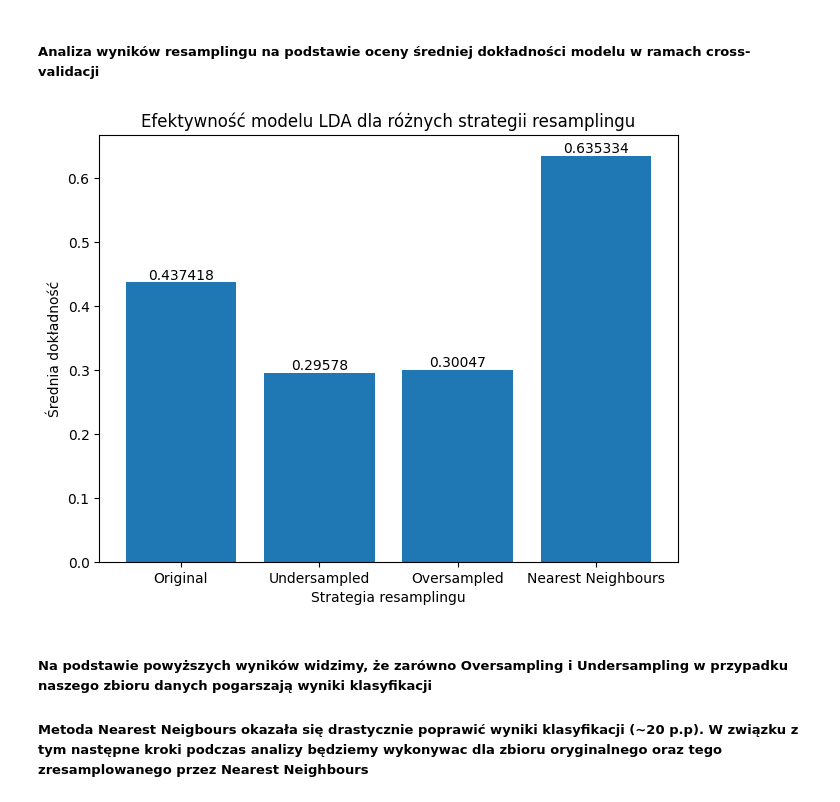
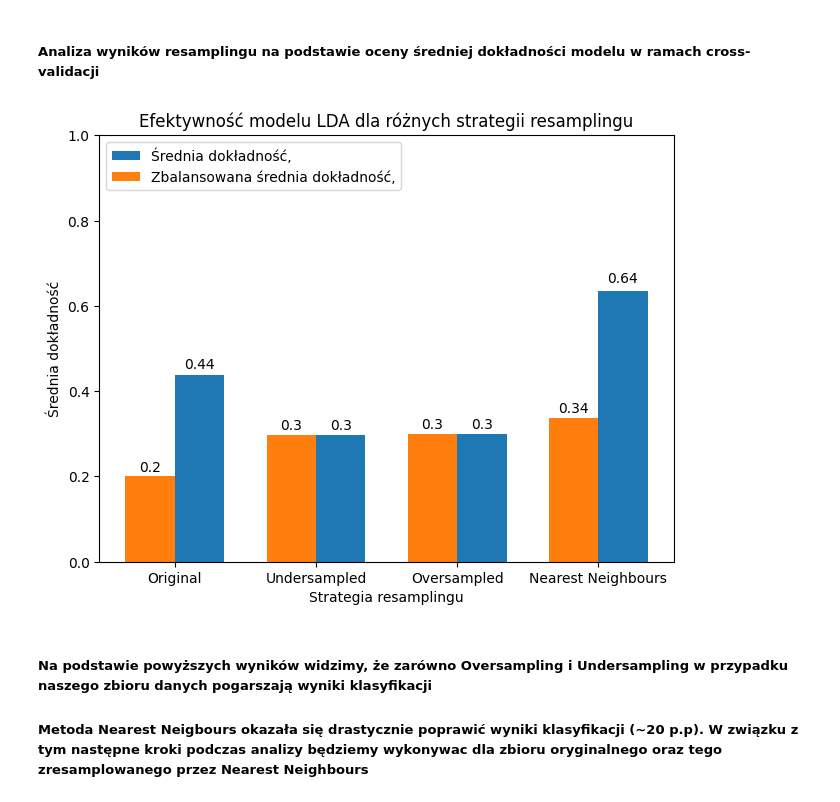
Before and after one commit to XxRoloxX/Spotler, a Jupyter notebook: exploratory_data_analysis.ipynb, the cells around one changed output. Saved outputs shown, nothing was run; the diff lists cells and outputs as text; code cells hidden in the pictures.

Commit message:
models comparison

```diff
--- a/exploratory_data_analysis.ipynb
+++ b/exploratory_data_analysis.ipynb
@@ -242,7 +247,7 @@ memory usage: 1.8+ MB
 # %% [markdown]
 <h5>Analiza wyników resamplingu na podstawie oceny średniej dokładności modelu w ramach cross-validacji</h5>
 # %%
-def cross_validate_set_and_model(model, set_df):
+def cross_validate_set_and_model(model, set_df, scorer):
     """
     Return a mean of accuracy scores from cross validating the model with given set\n
     model - scikit-learn model that is evaluated\n
@@ -251,24 +256,65 @@ def cross_validate_set_and_model(model, set_df):
     return cross_val_score(model,
                             set_df[column_names].values,
                             set_df["simplyfied_name"].values,
-                            cv=3
+                            cv=3,
+                            scoring=make_scorer(scorer)
                             ).mean()
 
-original_lda_cross_score = cross_validate_set_and_model(LinearDiscriminantAnalysis(), df)
-undersampled_lda_cross_score = cross_validate_set_and_model(LinearDiscriminantAnalysis(), undersampled_df)
-oversampled_lda_cross_score = cross_validate_set_and_model(LinearDiscriminantAnalysis(),oversampled_df)
-nearest__neighbours_lda_cross_score = cross_validate_set_and_model(LinearDiscriminantAnalysis(), nearest_neighbours_df)
+
+
+original_lda_cross_score = cross_validate_set_and_model(LinearDiscriminantAnalysis(), df, accuracy_score)
+undersampled_lda_cross_score = cross_validate_set_and_model(LinearDiscriminantAnalysis(), undersampled_df, accuracy_score)
+oversampled_lda_cross_score = cross_validate_set_and_model(LinearDiscriminantAnalysis(),oversampled_df, accuracy_score)
+nearest__neighbours_lda_cross_score = cross_validate_set_and_model(LinearDiscriminantAnalysis(), nearest_neighbours_df, accuracy_score)
+
+original_lda_cross_balanced_score = cross_validate_set_and_model(LinearDiscriminantAnalysis(), df, balanced_accuracy_score)
+undersampled_lda_cross_balanced_score = cross_validate_set_and_model(LinearDiscriminantAnalysis(), undersampled_df,balanced_accuracy_score)
+oversampled_lda_cross_balanced_score = cross_validate_set_and_model(LinearDiscriminantAnalysis(),oversampled_df, balanced_accuracy_score)
+nearest__neighbours_lda_cross_balanced_score = cross_validate_set_and_model(LinearDiscriminantAnalysis(), nearest_neighbours_df, balanced_accuracy_score)
 # %%
+def put_label_on_a_bar(bars):
+    """
+    Put labels on provided bars with its height
+    """
+    for bar in bars:
+        height = bar.get_height()
+        plt.text(bar.get_x() + bar.get_width()/2,
+                1.02*height,round(height,2),
+                ha='center', va='bottom')
+
 _,ax = plt.subplots()
-labels = ax.bar(["Original","Undersampled", "Oversampled", "Nearest Neighbours"],[original_lda_cross_score,undersampled_lda_cross_score,oversampled_lda_cross_score,nearest__neighbours_lda_cross_score])
+bar_width = -0.35
+labels_for_standard_score = ax.bar(["Original","Undersampled", "Oversampled", "Nearest Neighbours"],
+                [original_lda_cross_score,
+                 undersampled_lda_cross_score,
+                 oversampled_lda_cross_score,
+                 nearest__neighbours_lda_cross_score
+                 ],
+                 width=-bar_width,
+                 label="Średnia dokładność,",
+                 align="edge")
+
+labels_for_balanced_score = ax.bar(["Original","Undersampled", "Oversampled", "Nearest Neighbours"],
+                [original_lda_cross_balanced_score,
+                 undersampled_lda_cross_balanced_score,
+                 oversampled_lda_cross_balanced_score,
+                 nearest__neighbours_lda_cross_balanced_score
+                 ],
+                 width=bar_width,
+                 label="Zbalansowana średnia dokładność,",
+                 align="edge")
 plt.tight_layout()
 ax.set_title("Efektywność modelu LDA dla różnych strategii resamplingu")
 ax.set_xlabel("Strategia resamplingu")
 ax.set_ylabel("Średnia dokładność")
-ax.bar_label(labels)
+ax.legend(loc="upper left")
+put_label_on_a_bar(labels_for_standard_score)
+put_label_on_a_bar(labels_for_balanced_score)
+ax.set_ylim(0,1)
 plt.show()
+#df=undersampled_df
 # %% [output]
-[figure, old version]
+[figure, new version]
 # %% [markdown]
 <h5>Na podstawie powyższych wyników widzimy, że zarówno Oversampling i Undersampling w przypadku naszego zbioru danych pogarszają wyniki klasyfikacji</h5>
 <h5>Metoda Nearest Neigbours okazała się drastycznie poprawić wyniki klasyfikacji (~20 p.p). W związku z tym następne kroki podczas analizy będziemy wykonywac dla zbioru oryginalnego oraz tego zresamplowanego przez Nearest Neighbours</h5>
```
Also changed, not shown: parts of 9 cells of this notebook, 1 other file.
